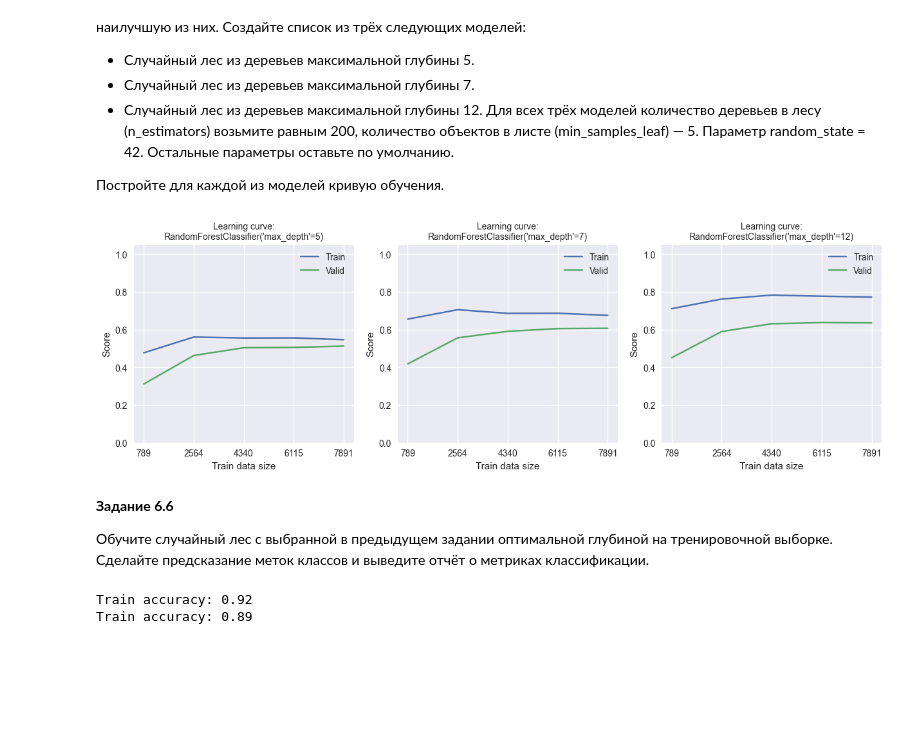
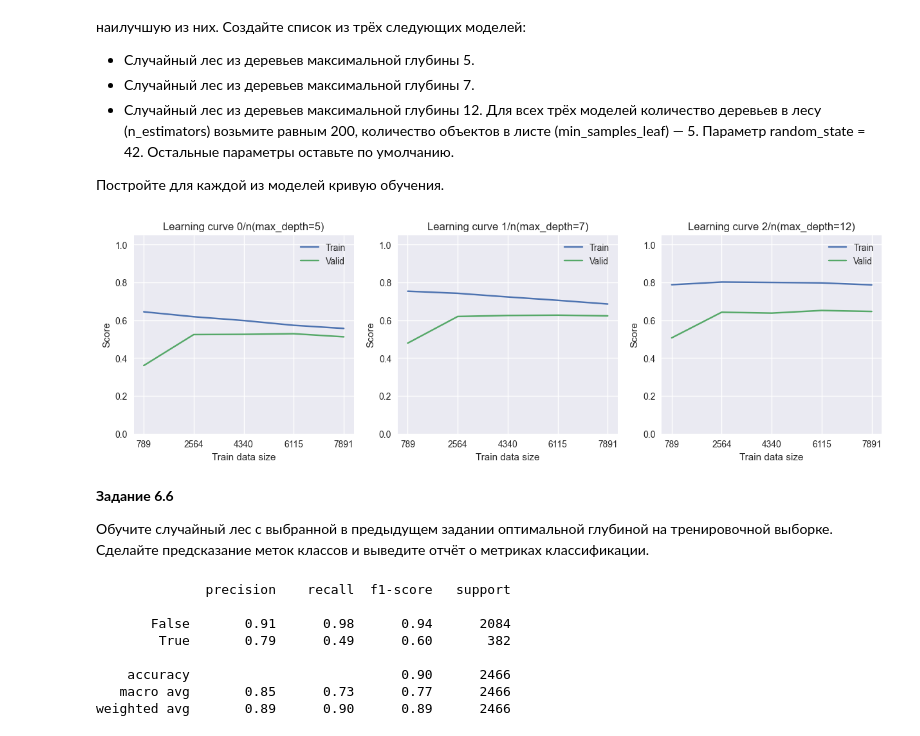
Before and after one commit to ElenaBask/SF_DS_learn, a Jupyter notebook: ML-5. Practice.ipynb, the cells around one changed output. Saved outputs shown, nothing was run; the diff lists cells and outputs as text; code cells hidden in the pictures; blank space fills up the shorter version.

```diff
--- a/ML-5. Practice.ipynb
+++ b/ML-5. Practice.ipynb
@@ -108,9 +108,9 @@ X, y = dummy_data.drop('Revenue', axis=1), dummy_data['Revenue']
 Разделите выборку на тренировочную и тестовую в соотношении 80/20. Используйте разбиение, стратифицированное по целевому признаку. В качестве значения параметра random_state возьмите число 42.
 Чему равно количество сессий на сайте в тренировочной и тестовой выборках?
 # %%
-X_train, X_valid, y_train, y_valid = model_selection.train_test_split(X, y, test_size=0.2, random_state=RANDOM_STATE)
+X_train, X_test, y_train, y_test = model_selection.train_test_split(X, y, stratify=y, test_size=0.2, random_state=RANDOM_STATE)
 
 print('Train shape: {}'.format(X_train.shape))
-print('Valid shape: {}'.format(X_valid.shape))
+print('Test shape: {}'.format(X_test.shape))
 # %% [output]
 Train shape: (9864, 28)
@@ -202,7 +181,7 @@ def plot_learning_curve(model, X, y, cv, scoring="f1", ax=None, title=""):
     # Строим кривую обучения по метрикам на валидационных фолдах
     ax.plot(train_sizes, valid_scores_mean, label="Valid")
     # Даём название графику и подписи осям
-    ax.set_title(f"Learning curve:\n{title}", fontsize=10)
+    ax.set_title(f"Learning curve{title}", fontsize=12)
     ax.set_xlabel("Train data size")
     ax.set_ylabel("Score")
         # Устанавливаем отметки по оси абсцисс
@@ -214,11 +193,17 @@ def plot_learning_curve(model, X, y, cv, scoring="f1", ax=None, title=""):
 # %%
 #Визуализируем кривые обучения
 fig, axes = plt.subplots(1, 3, figsize=(15, 4)) #фигура + три координатных плоскости
 #Создаём цикл по списку моделей и индексам этого списка
-for i, model in enumerate(models): #i — текущий индекс, model — текущая модель
-    plot_learning_curve(model, X_train, y_train, skf, ax=axes[i], title=model.__class__.__name__+ "('max_depth'=" + str(model.__dict__['max_depth']) + ")")
+for i, depth in enumerate([5, 7, 12]): #i — текущий индекс, model — текущая модель
+    model = ensemble.RandomForestClassifier(
+    min_samples_leaf=5,
+    n_estimators=200,
+    max_depth=depth,
+    random_state=RANDOM_STATE #генератор случайных чисел
+)
+    plot_learning_curve(model, X_train, y_train, skf, ax=axes[i], title=f" {i}/n(max_depth=" + str(model.__dict__['max_depth']) + ")")
 # %% [output]
-[figure, old version]
+[figure, new version]
 # %% [markdown]
 **Задание 6.6**
 
@@ -233,11 +218,15 @@ model = ensemble.RandomForestClassifier(
 
 model.fit(X_train, y_train)
     #Делаем предсказание для каждой из выборок
-y_train_pred = model.predict(X_train)
-y_valid_pred = model.predict(X_valid)
-#Рассчитываем метрику и заносим её в список
-print('Train accuracy: {:.2f}'.format(metrics.accuracy_score(y_train, y_train_pred)))
-print('Train accuracy: {:.2f}'.format(metrics.accuracy_score(y_valid, y_valid_pred)))
+y_test_pred = model.predict(X_test)
+
+print(metrics.classification_report(y_test, y_test_pred))
 # %% [output]
-Train accuracy: 0.92
-Train accuracy: 0.89
+              precision    recall  f1-score   support
+
+       False       0.91      0.98      0.94      2084
+        True       0.79      0.49      0.60       382
+
+    accuracy                           0.90      2466
+   macro avg       0.85      0.73      0.77      2466
+weighted avg       0.89      0.90      0.89      2466
```
Also changed, not shown: parts of 9 cells of this notebook.
